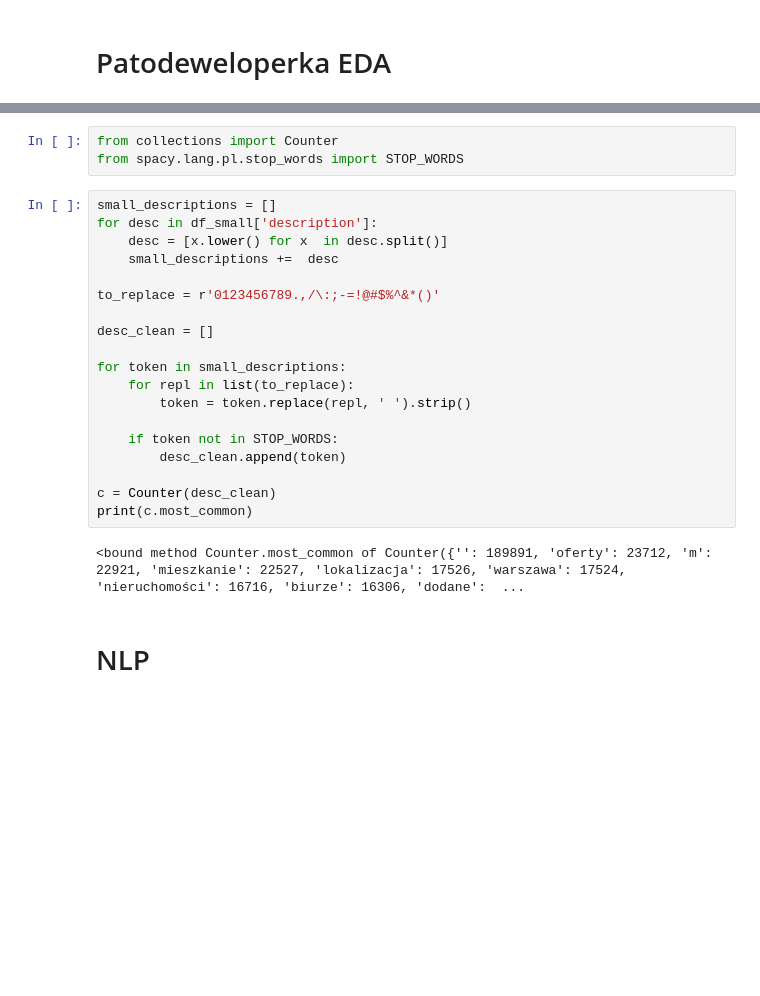
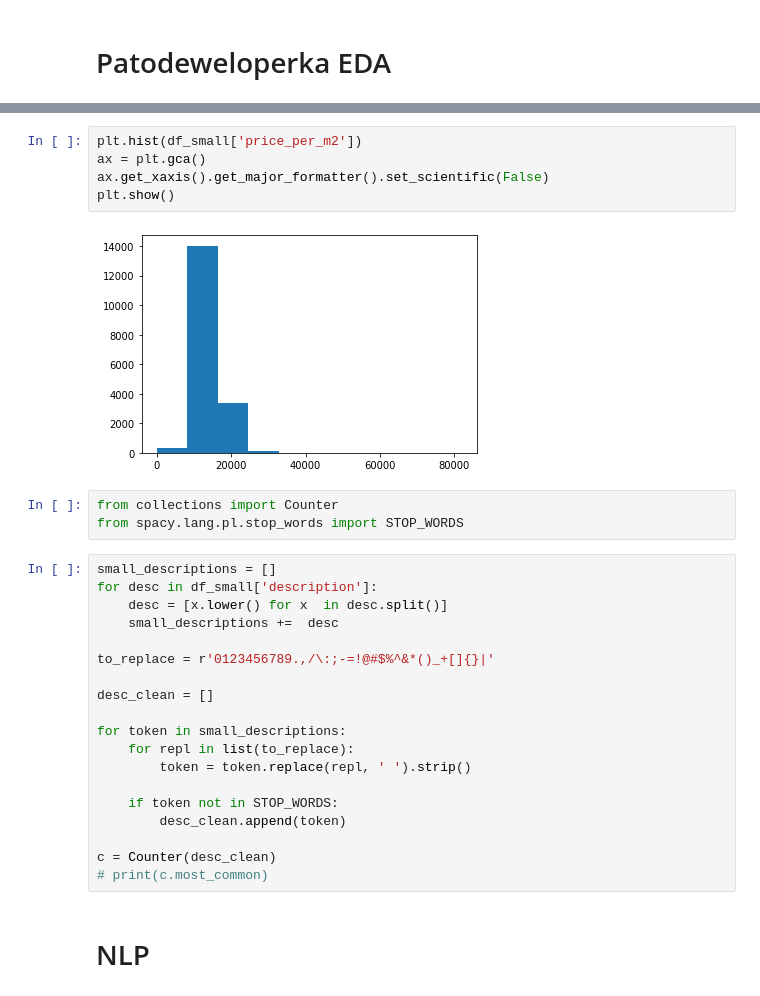
Before and after one commit to mbalcerzak/warsaw-real-estate-analysis, a Jupyter notebook: src/eda.ipynb, the cells around one changed output, grey strips where cells are left out. Drawn from its saved outputs; the diff is of its cells as text; blank space fills up the shorter version.

```diff
--- a/src/eda.ipynb
+++ b/src/eda.ipynb
@@ -83,3 +89,10 @@ plt.show()
+# %%
+plt.hist(df_small['price_per_m2'])
+ax = plt.gca()
+ax.get_xaxis().get_major_formatter().set_scientific(False)
+plt.show()
+# %% [output]
+[figure, added]
 # %%
 from collections import Counter
 from spacy.lang.pl.stop_words import STOP_WORDS
@@ -89,7 +102,7 @@ for desc in df_small['description']:
     desc = [x.lower() for x  in desc.split()]
     small_descriptions +=  desc
 
-to_replace = r'0123456789.,/\:;-=!@#$%^&*()'
+to_replace = r'0123456789.,/\:;-=!@#$%^&*()_+[]{}|'
 
 desc_clean = []
 
@@ -101,9 +114,7 @@ for token in small_descriptions:
         desc_clean.append(token)
 
 c = Counter(desc_clean)
-print(c.most_common)
+# print(c.most_common)
-# %% [output]
-<bound method Counter.most_common of Counter({'': 189891, 'oferty': 23712, 'm': 22921, 'mieszkanie': 22527, 'lokalizacja': 17526, 'warszawa': 17524, 'nieruchomości': 16716, 'biurze': 16306, 'dodane':  ...
 # %% [markdown]
 # NLP
 # %%
```
Also changed, not shown: parts of 4 cells of this notebook.
